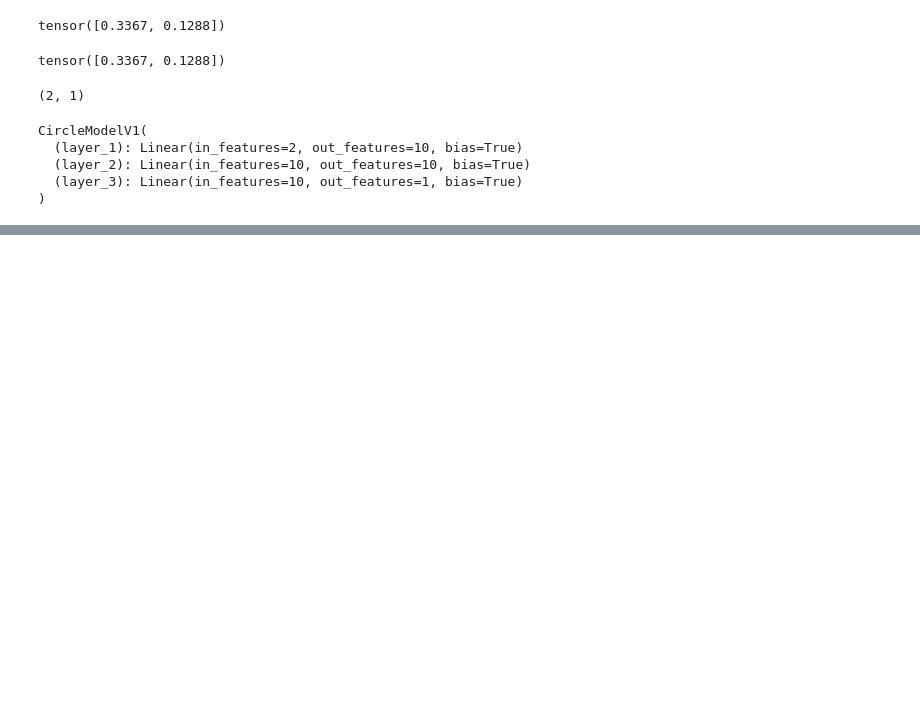
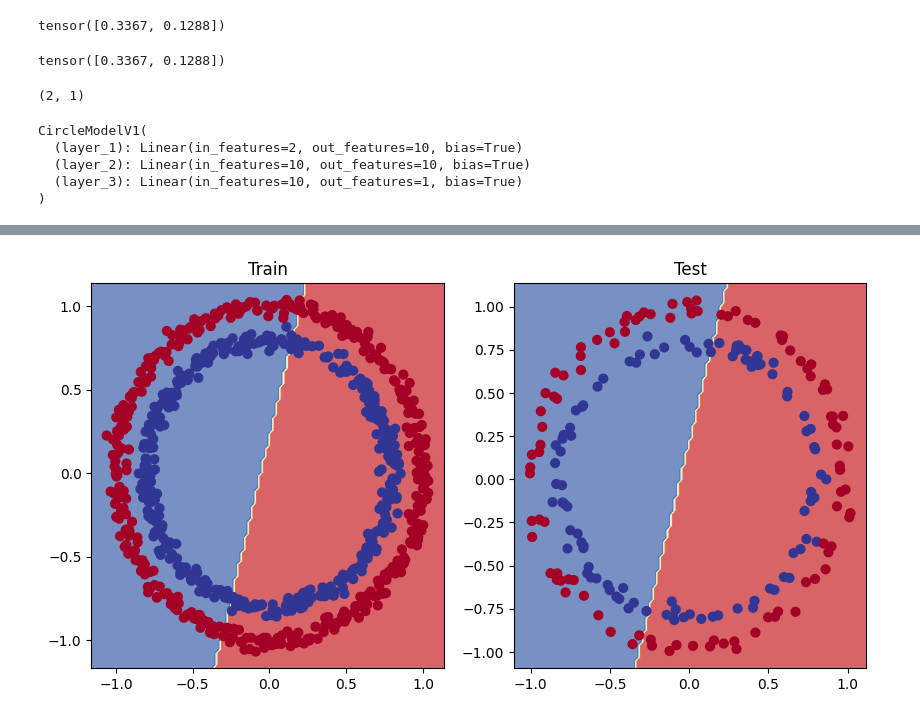
Before and after one commit to axiomchronicles/neural_network_learning, a Jupyter notebook: PyTorch_Learning/pathway_04.ipynb, the cells around one changed output, grey strips where cells are left out. Drawn from its saved outputs; the diff is of its cells as text; code cells hidden in the pictures; blank space fills up the shorter version.

Commit message:
PyTorch | Experimenting with Multilayering & Hideen Units

```diff
--- a/PyTorch_Learning/pathway_04.ipynb
+++ b/PyTorch_Learning/pathway_04.ipynb
@@ -431,0 +416,2 @@ Train Model Accuracy: 50.875 | Test Model Accuracy 47.0
+# %%
+train_model(model_1, 100, loss_fn, optimizer)
@@ -431,0 +433,12 @@ Train Model Accuracy: 50.875 | Test Model Accuracy 47.0
+# %%
+## Experiment 1 result.
+
+plt.figure(figsize=(10, 5))
+plt.subplot(1, 2, 1)
+plt.title("Train")
+plot_decision_boundary(model_1, X_train, y_train)
+plt.subplot(1, 2, 2)
+plt.title("Test")
+plot_decision_boundary(model_1, X_test, y_test)
+# %% [output]
+[figure, added]
```
Also changed, not shown: parts of 11 cells of this notebook.
